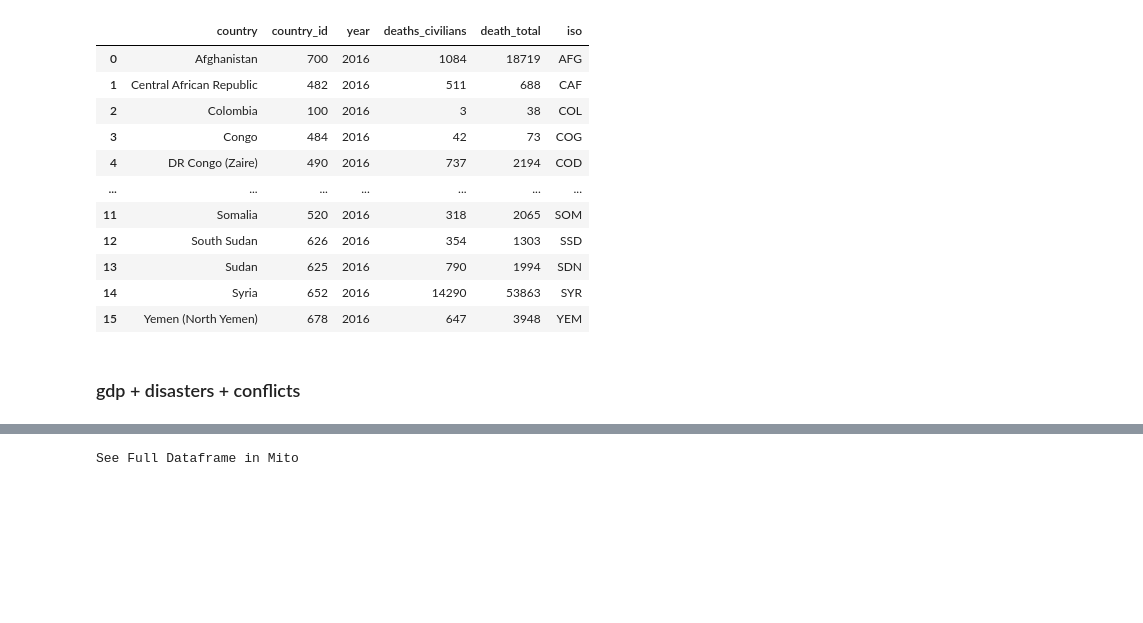
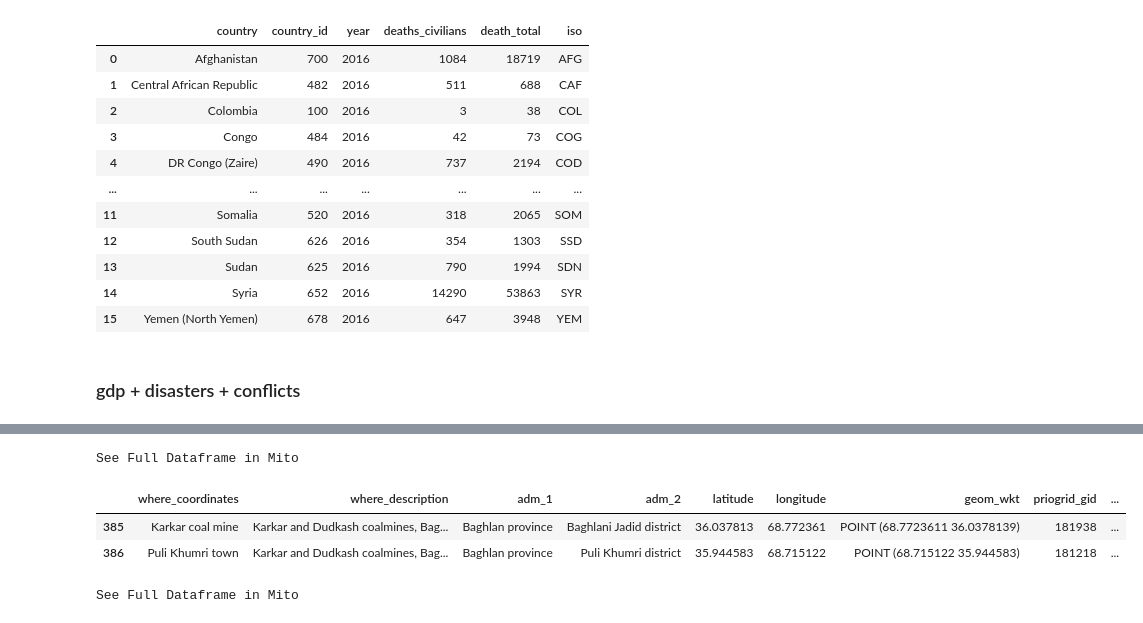
Before and after one commit to kamranuz/nis-network, a Jupyter notebook: 3sided_model_v3.ipynb, the cells around one changed output, grey strips where cells are left out. Cells and saved outputs as stored; diff of their text form; code cells hidden in the pictures; blank space fills up the shorter version.

```diff
--- a/3sided_model_v3.ipynb
+++ b/3sided_model_v3.ipynb
@@ -126,3 +164,10 @@ See Full Dataframe in Mito
+# %%
+conflicts[(conflicts.year == 2016) & (conflicts.country.isin(OUR_COUNTRY_NAMES))].iloc[[1,2],25:]
+# %% [output]
+See Full Dataframe in Mito
+|  | where_coordinates | where_description | adm_1 | adm_2 | latitude | longitude | geom_wkt | priogrid_gid | ... |
+| 385 | Karkar coal mine | Karkar and Dudkash coalmines, Bag... | Baghlan province | Baghlani Jadid district | 36.037813 | 68.772361 | POINT (68.7723611 36.0378139) | 181938 | ... |
+| 386 | Puli Khumri town | Karkar and Dudkash coalmines, Bag... | Baghlan province | Puli Khumri district | 35.944583 | 68.715122 | POINT (68.715122 35.944583) | 181218 | ... |
 # %%
 df_all = gdp_2016_our.merge(disasters_2016_our,left_on='iso',right_on='iso',how='left', suffixes=('', '_y'))
 df_all = df_all.drop(df_all.filter(regex='_y$').columns, axis=1)
```
Also changed, not shown: parts of 5 cells of this notebook, 2 other files.
